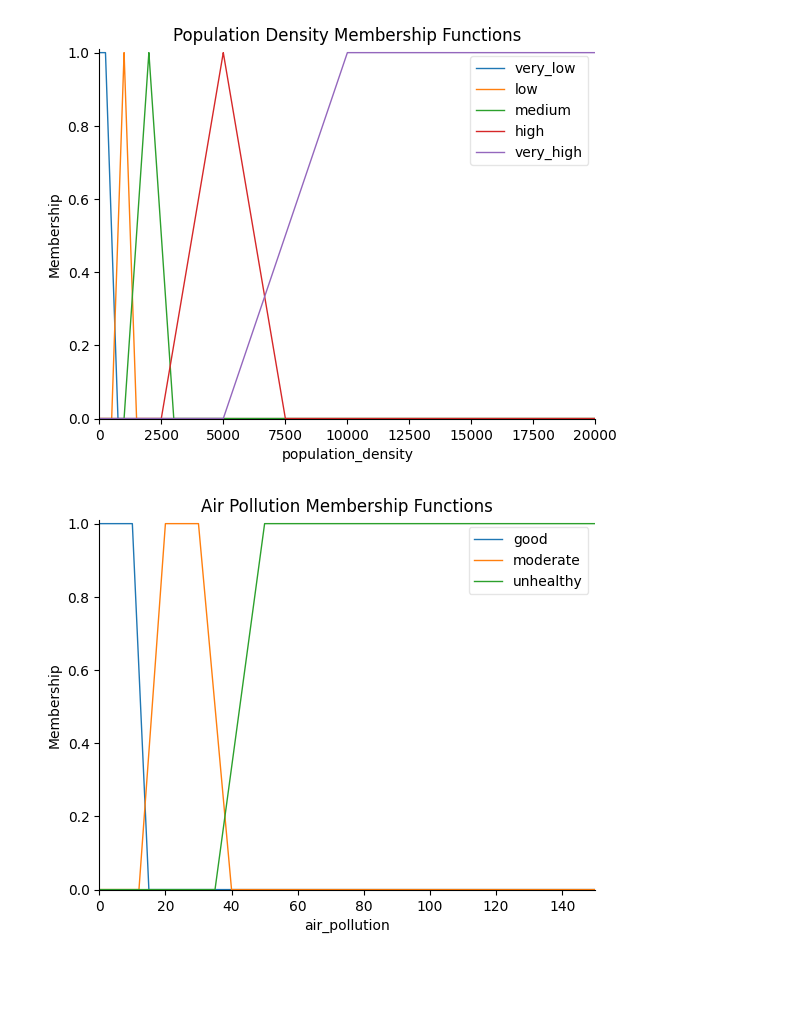
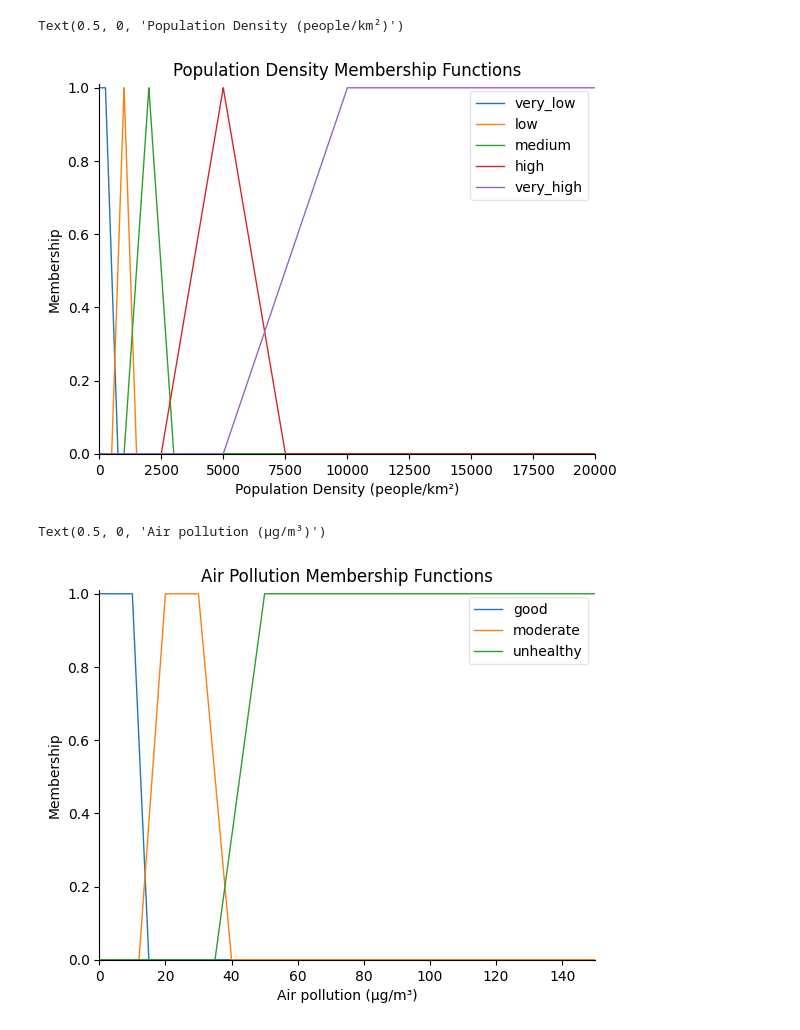
Before and after one commit to EliasSirvio/BettAir, a Jupyter notebook: 03_AirQuality.ipynb, the cells around one changed output. Saved outputs shown, nothing was run; the diff lists cells and outputs as text; code cells hidden in the pictures; blank space fills up the shorter version.

```diff
--- a/03_AirQuality.ipynb
+++ b/03_AirQuality.ipynb
@@ -1,29 +1,31 @@
 # %%
+import matplotlib.pyplot as plt
 import numpy as np
 import skfuzzy as fuzz
 from skfuzzy import control as ctrl
 
 # Create universe variables
 population_density = ctrl.Antecedent(np.arange(0, 20001, 1), 'population_density')
 air_pollution = ctrl.Antecedent(np.arange(0, 151, 1), 'air_pollution')
 veg_cover = ctrl.Antecedent(np.arange(0, 101, 1), 'veg_cover')
 build_density = ctrl.Antecedent(np.arange(0, 101, 1), 'build_density')
 
 need_for_action = ctrl.Consequent(np.arange(0, 101, 1), 'need_for_action')
 
 # Define membership functions for population density
 population_density['very_low'] = fuzz.trapmf(population_density.universe, [0, 0, 250, 750])
 population_density['low'] = fuzz.trimf(population_density.universe, [500, 1000, 1500])
 population_density['medium'] = fuzz.trimf(population_density.universe, [1000, 2000, 3000])
 population_density['high'] = fuzz.trimf(population_density.universe, [2500, 5000, 7500])
 population_density['very_high'] = fuzz.trapmf(population_density.universe, [5000, 10000, 20000, 20000])
 
 # Population Density Membership Functions
 population_density.view()
 plt.title('Population Density Membership Functions')
-plt.show()
+plt.xlabel('Population Density (people/km²)')
 # %% [output]
+Text(0.5, 0, 'Population Density (people/km²)')
-[figure, old version]
+[figure, new version]
 # %%
 # Define membership functions for air pollution
 air_pollution['good'] = fuzz.trapmf(air_pollution.universe, [0, 0, 10, 15])
@@ -33,9 +35,10 @@ air_pollution['unhealthy'] = fuzz.trapmf(air_pollution.universe, [35, 50, 150, 1
 # Air Pollution Membership Functions
 air_pollution.view()
 plt.title('Air Pollution Membership Functions')
-plt.show()
+plt.xlabel('Air pollution (µg/m³)')
 # %% [output]
+Text(0.5, 0, 'Air pollution (µg/m³)')
-[figure, old version]
+[figure, new version]
 # %%
 # Define membership functions for vegetation cover
 veg_cover['low'] = fuzz.trapmf(veg_cover.universe, [0, 0, 15, 30])
```
Also changed, not shown: parts of 9 cells of this notebook.
